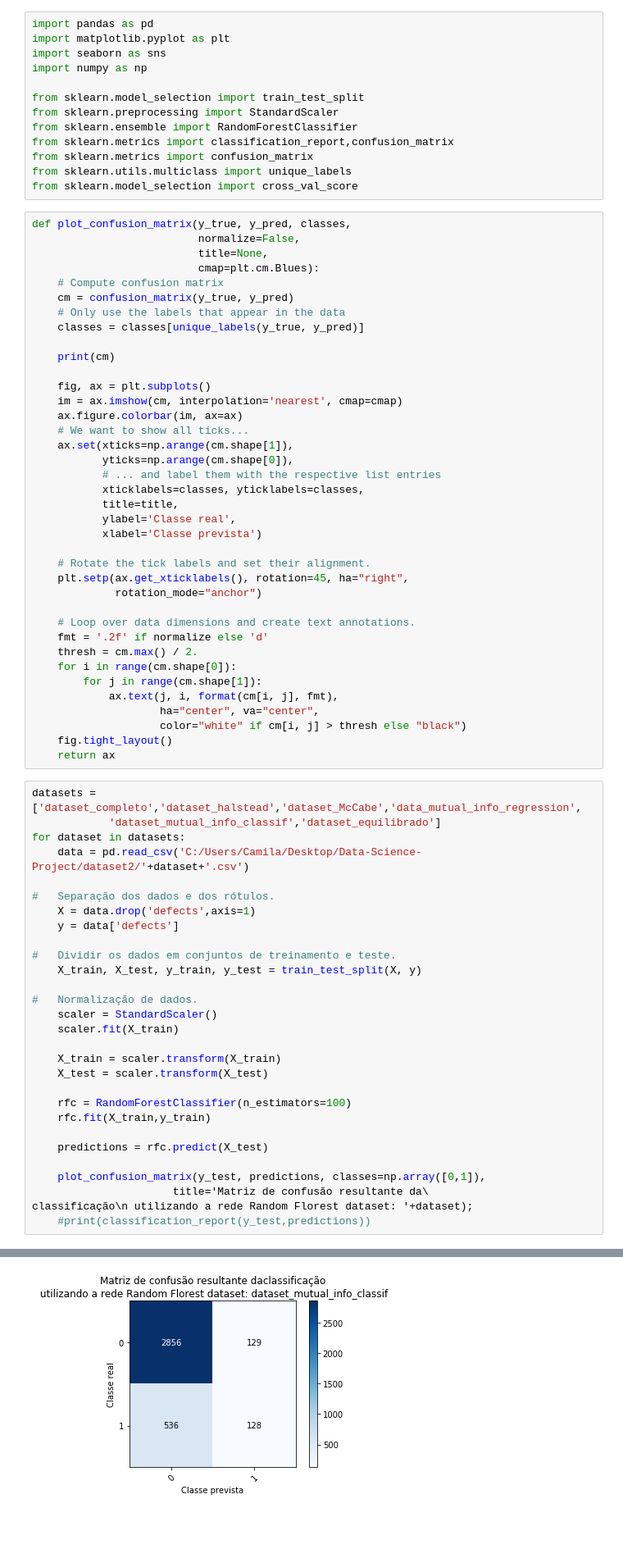
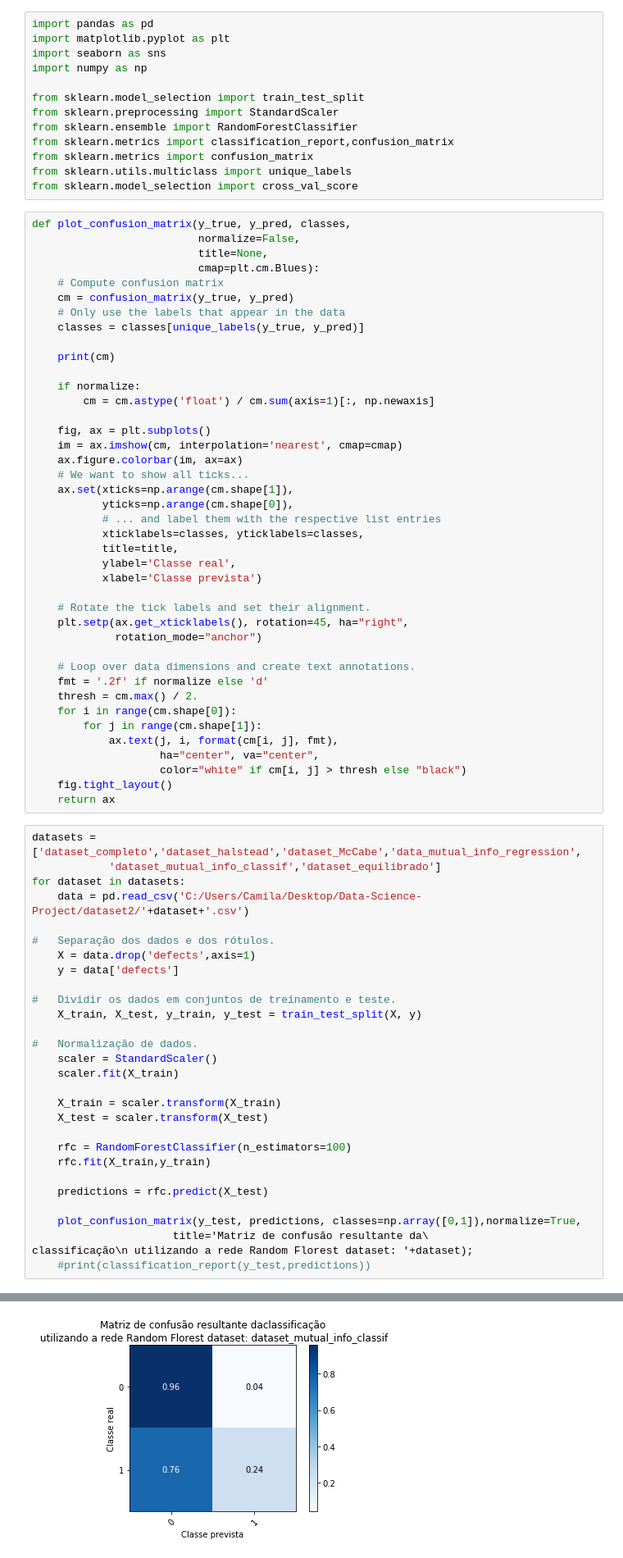
Before and after one commit to Pssales/Data-Science-Project, a Jupyter notebook: classificacao/RandomForest-100.ipynb, the cells around one changed output, grey strips where cells are left out. Shown at 82% size. Cells and saved outputs as stored; diff of their text form; blank space fills up the shorter version.

```diff
--- a/classificacao/RandomForest-100.ipynb
+++ b/classificacao/RandomForest-100.ipynb
@@ -22,6 +22,9 @@ def plot_confusion_matrix(y_true, y_pred, classes,
     classes = classes[unique_labels(y_true, y_pred)]
 
     print(cm)
+
+    if normalize:
+        cm = cm.astype('float') / cm.sum(axis=1)[:, np.newaxis]
 
     fig, ax = plt.subplots()
     im = ax.imshow(cm, interpolation='nearest', cmap=cmap)
@@ -74,7 +77,7 @@ for dataset in datasets:
 
     predictions = rfc.predict(X_test)
 
-    plot_confusion_matrix(y_test, predictions, classes=np.array([0,1]),
+    plot_confusion_matrix(y_test, predictions, classes=np.array([0,1]),normalize=True,
                       title='Matriz de confusão resultante da\
 classificação\n utilizando a rede Random Florest dataset: '+dataset);
     #print(classification_report(y_test,predictions))
@@ -98 +101 @@ classificação\n utilizando a rede Random Florest dataset: '+dataset);
-[figure, old version]
+[figure, new version]
```
Also changed, not shown: parts of 1 cell of this notebook, 4 other files.
